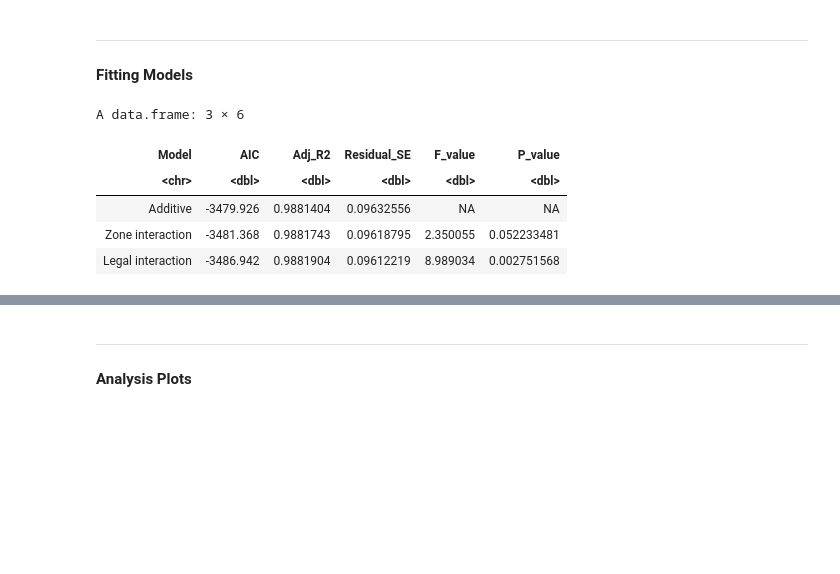
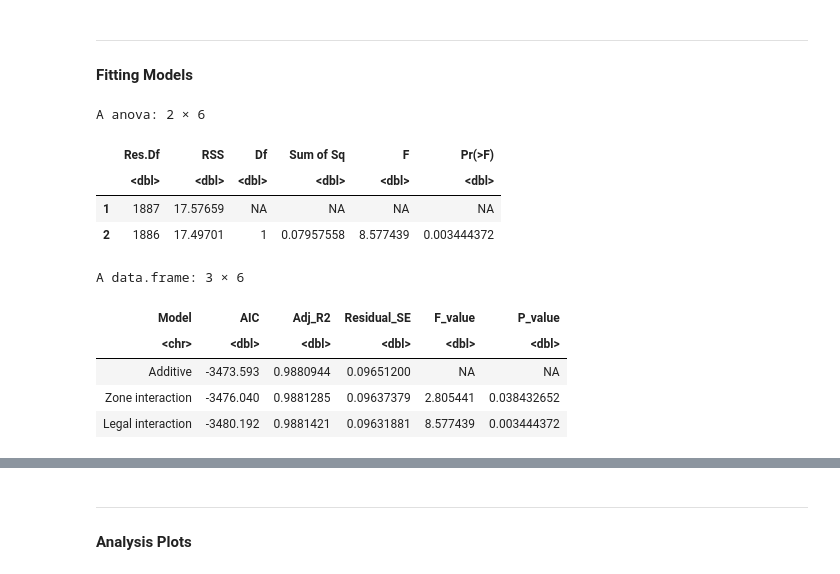
Before and after one commit to drrnaxl/STAT-306-Project, a Jupyter notebook: STAT_306_Final.ipynb, the cells around one changed output, grey strips where cells are left out. Cells and saved outputs as stored; diff of their text form; code cells hidden in the pictures; blank space fills up the shorter version.

```diff
--- a/STAT_306_Final.ipynb
+++ b/STAT_306_Final.ipynb
@@ -40,6 +50,7 @@ property_cleaned <- property_sample |>
                         ZONING_CLASSIFICATION %in% c(
                             "Residential",
                             "Residential Inclusive",
+                            "Residential Rental",
                             "One-Family Dwelling",
                             "Two-Family Dwelling",
                             "Multiple Dwelling"
@@ -55,7 +66,8 @@ property_cleaned <- property_sample |>
                         ZONING_CLASSIFICATION %in% c(
                             "Historical Area",
                             "Other",
-                            "Limited Agriculture"
+                            "Limited Agriculture",
+                            ""
                         ) ~ "Special/Other",
 
                         TRUE ~ as.character(ZONING_CLASSIFICATION)
@@ -349,36 +357,43 @@ fit_int_legal <- lm(
   data = property_cleaned
 )
 anova_zone <- anova(fit_add, fit_int_zone)
 anova_legal <- anova(fit_add, fit_int_legal)
 
+anova_legal
+
 data.frame(
   Model = c("Additive", "Zone interaction", "Legal interaction"),
   AIC = c(AIC(fit_add), AIC(fit_int_zone), AIC(fit_int_legal)),
   Adj_R2 = c(
     summary(fit_add)$adj.r.squared,
     summary(fit_int_zone)$adj.r.squared,
     summary(fit_int_legal)$adj.r.squared
   ),
   Residual_SE = c(
     summary(fit_add)$sigma,
     summary(fit_int_zone)$sigma,
     summary(fit_int_legal)$sigma
   ),
    F_value = c(
     NA,
     anova_zone$F[2],
     anova_legal$F[2]
   ),
   P_value = c(
     NA,
     anova_zone$`Pr(>F)`[2],
     anova_legal$`Pr(>F)`[2]
   )
 )
 # %% [output]
-A data.frame: 3 × 6
+A anova: 2 × 6
-| Model | AIC | Adj_R2 | Residual_SE | F_value | P_value |
-| <chr> | <dbl> | <dbl> | <dbl> | <dbl> | <dbl> |
-| Additive | -3479.926 | 0.9881404 | 0.09632556 | NA | NA |
-| Zone interaction | -3481.368 | 0.9881743 | 0.09618795 | 2.350055 | 0.052233481 |
-| Legal interaction | -3486.942 | 0.9881904 | 0.09612219 | 8.989034 | 0.002751568 |
+|  | Res.Df | RSS | Df | Sum of Sq | F | Pr(>F) |
+|  | <dbl> | <dbl> | <dbl> | <dbl> | <dbl> | <dbl> |
+| 1 | 1887 | 17.57659 | NA | NA | NA | NA |
+| 2 | 1886 | 17.49701 | 1 | 0.07957558 | 8.577439 | 0.003444372 |
+A data.frame: 3 × 6
+| Model | AIC | Adj_R2 | Residual_SE | F_value | P_value |
+| <chr> | <dbl> | <dbl> | <dbl> | <dbl> | <dbl> |
+| Additive | -3473.593 | 0.9880944 | 0.09651200 | NA | NA |
+| Zone interaction | -3476.040 | 0.9881285 | 0.09637379 | 2.805441 | 0.038432652 |
+| Legal interaction | -3480.192 | 0.9881421 | 0.09631881 | 8.577439 | 0.003444372 |
```
Also changed, not shown: parts of 7 cells of this notebook.
